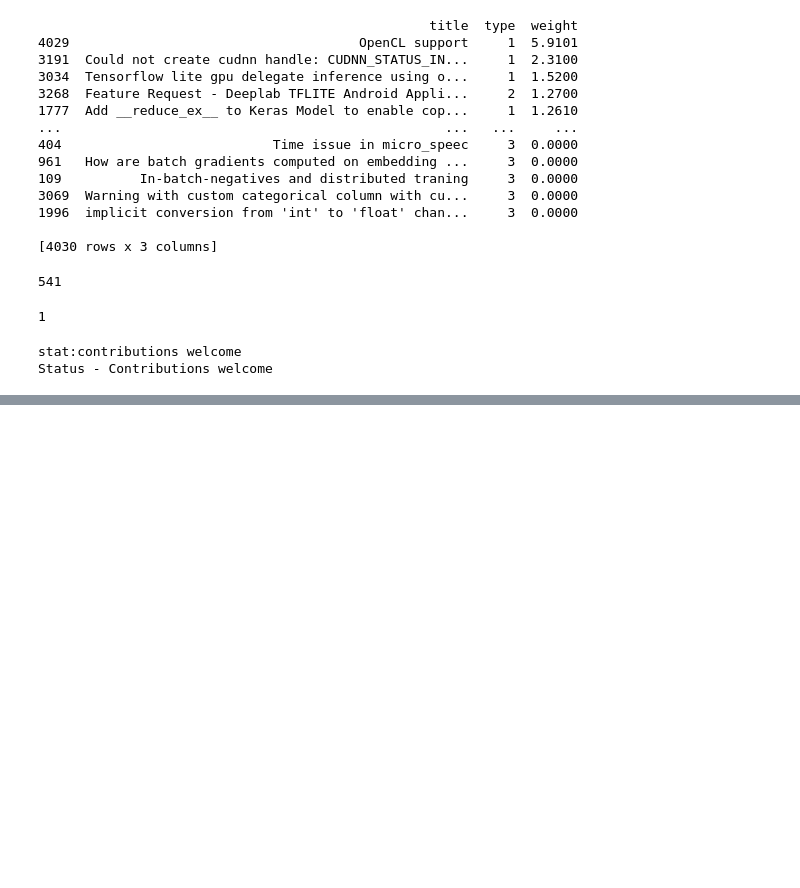
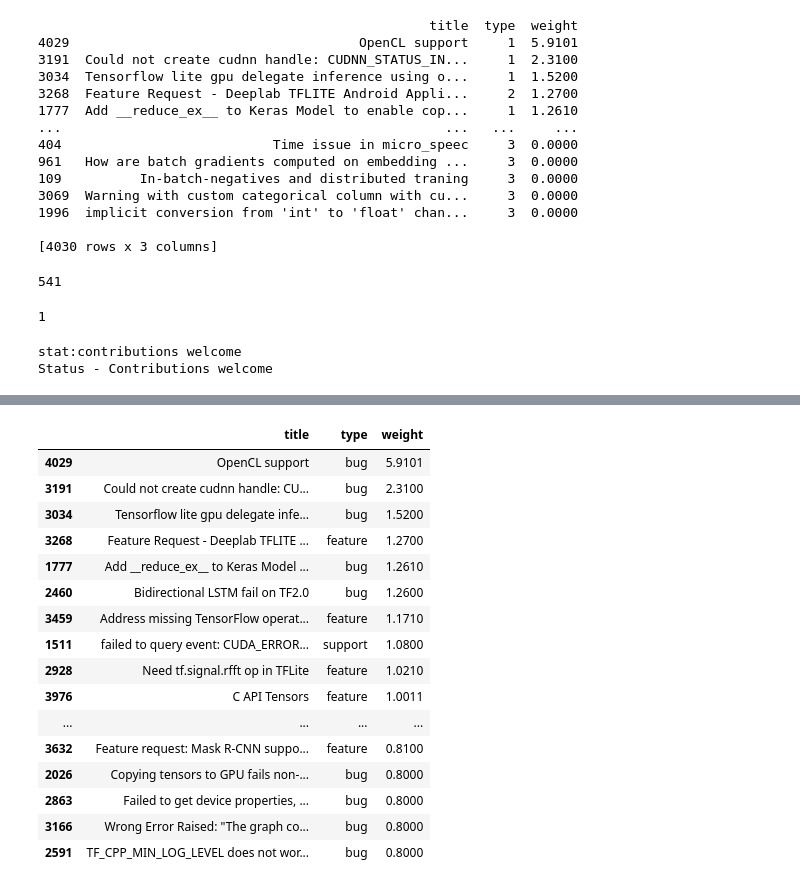
Before and after one commit to r-shakya/tool-development, a Jupyter notebook: module6/demo-1.ipynb, the cells around one changed output, grey strips where cells are left out. Drawn from its saved outputs; the diff is of its cells as text; code cells hidden in the pictures; blank space fills up the shorter version.

```diff
--- a/module6/demo-1.ipynb
+++ b/module6/demo-1.ipynb
@@ -648,3 +655,7 @@ print(issues_list[4029]["labels"][0]["description"]) #------------Status - Contr
 # %% [output]
 stat:contributions welcome
 Status - Contributions welcome
+# %%
+data=myvar.copy()
+# %%
+data.type=data.type.replace({1:"bug",0:"docs-bug",2:"feature",4:"performance",5:"build/install",3:"support"})
@@ -650,0 +671,24 @@ Status - Contributions welcome
+# %%
+output=data.sort_values(by=['weight'], ascending=False)
+# %%
+output["priority_score"] = output["weight"]
+# %%
+output.head(50)
+# %% [output]
+|  | title | type | weight |
+| 4029 | OpenCL support | bug | 5.9101 |
+| 3191 | Could not create cudnn handle: CU... | bug | 2.3100 |
+| 3034 | Tensorflow lite gpu delegate infe... | bug | 1.5200 |
+| 3268 | Feature Request - Deeplab TFLITE ... | feature | 1.2700 |
+| 1777 | Add __reduce_ex__ to Keras Model ... | bug | 1.2610 |
+| 2460 | Bidirectional LSTM fail on TF2.0 | bug | 1.2600 |
+| 3459 | Address missing TensorFlow operat... | feature | 1.1710 |
+| 1511 | failed to query event: CUDA_ERROR... | support | 1.0800 |
+| 2928 | Need tf.signal.rfft op in TFLite | feature | 1.0210 |
+| 3976 | C API Tensors | feature | 1.0011 |
+| ... | ... | ... | ... |
+| 3632 | Feature request: Mask R-CNN suppo... | feature | 0.8100 |
+| 2026 | Copying tensors to GPU fails non-... | bug | 0.8000 |
+| 2863 | Failed to get device properties, ... | bug | 0.8000 |
+| 3166 | Wrong Error Raised: "The graph co... | bug | 0.8000 |
+| 2591 | TF_CPP_MIN_LOG_LEVEL does not wor... | bug | 0.8000 |
```
Also changed, not shown: parts of 5 cells of this notebook, 1 other file.
